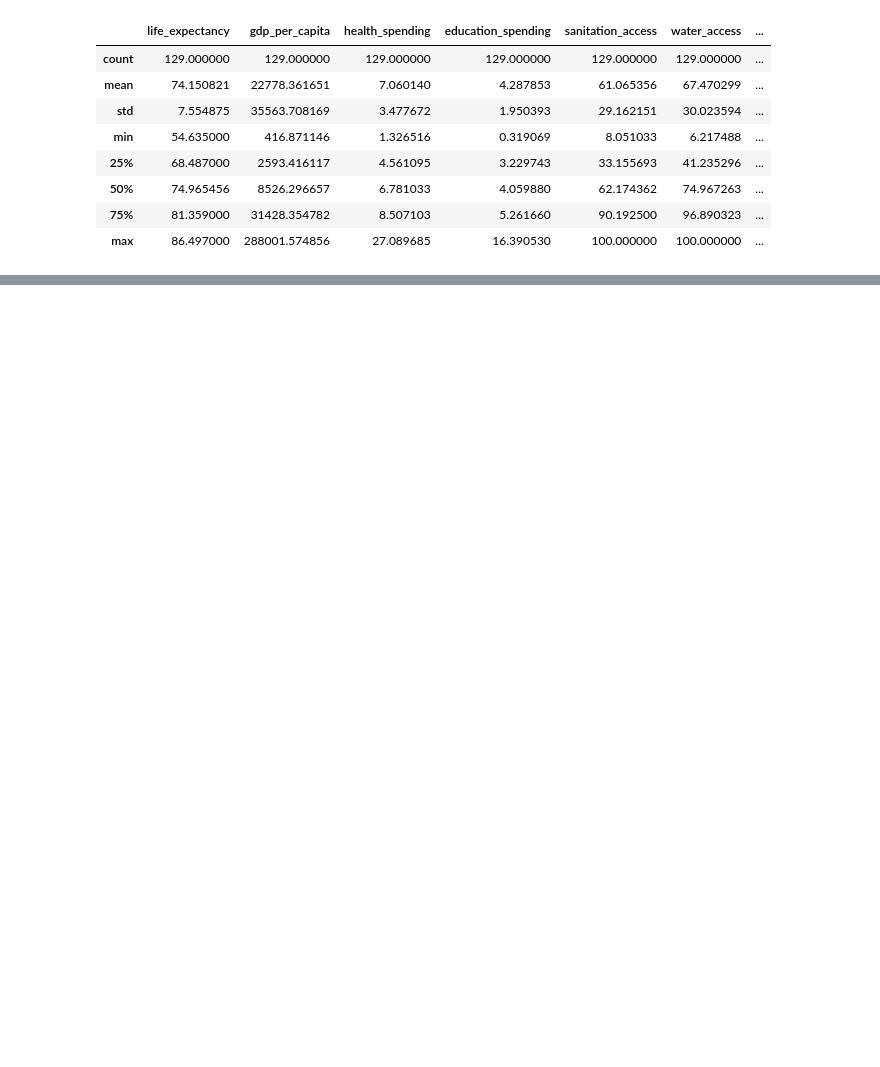
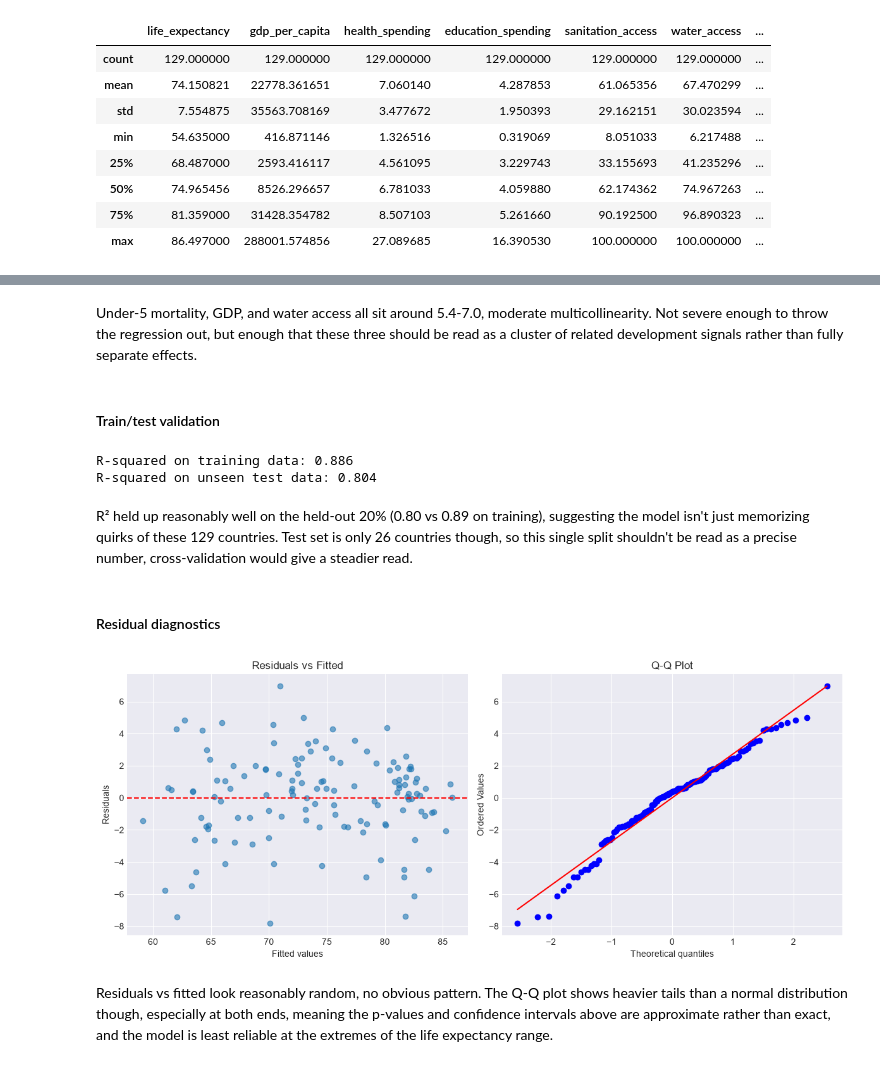
Before and after one commit to rappiok/Life-Expectancy-Drivers, a Jupyter notebook: life_expectancy_drivers.ipynb, the cells around one changed output, grey strips where cells are left out. Saved outputs shown, nothing was run; the diff lists cells and outputs as text; code cells hidden in the pictures; blank space fills up the shorter version.

```diff
--- a/life_expectancy_drivers.ipynb
+++ b/life_expectancy_drivers.ipynb
@@ -389,0 +295,46 @@ The countries with the largest positive residuals (Lebanon, Peru, Malawi, Nepal,
+# %% [markdown]
+Under-5 mortality, GDP, and water access all sit around 5.4-7.0, moderate multicollinearity. Not severe enough to throw the regression out, but enough that these three should be read as a cluster of related development signals rather than fully separate effects.
+# %% [markdown]
+#### Train/test validation
+# %%
+X_train, X_test, y_train, y_test = train_test_split(
+    clean[feature_columns], clean["life_expectancy"], test_size=0.2, random_state=42
+)
+
+X_train_const = sm.add_constant(X_train)
+X_test_const = sm.add_constant(X_test)
+
+train_model = sm.OLS(y_train, X_train_const).fit()
+predictions = train_model.predict(X_test_const)
+test_r2 = r2_score(y_test, predictions)
+
+print("R-squared on training data:", round(train_model.rsquared, 3))
+print("R-squared on unseen test data:", round(test_r2, 3))
+# %% [output]
+R-squared on training data: 0.886
+R-squared on unseen test data: 0.804
+# %% [markdown]
+R² held up reasonably well on the held-out 20% (0.80 vs 0.89 on training), suggesting the model isn't just memorizing quirks of these 129 countries. Test set is only 26 countries though, so this single split shouldn't be read as a precise number, cross-validation would give a steadier read.
+# %% [markdown]
+#### Residual diagnostics
+# %%
+fitted_values = model.fittedvalues
+residuals = model.resid
+
+fig, axes = plt.subplots(1, 2, figsize=(12, 5))
+
+axes[0].scatter(fitted_values, residuals, alpha=0.6)
+axes[0].axhline(y=0, color="red", linestyle="--")
+axes[0].set_xlabel("Fitted values")
+axes[0].set_ylabel("Residuals")
+axes[0].set_title("Residuals vs Fitted")
+
+stats.probplot(residuals, dist="norm", plot=axes[1])
+axes[1].set_title("Q-Q Plot")
+
+plt.tight_layout()
+plt.show()
+# %% [output]
+[figure, added]
+# %% [markdown]
+Residuals vs fitted look reasonably random, no obvious pattern. The Q-Q plot shows heavier tails than a normal distribution though, especially at both ends, meaning the p-values and confidence intervals above are approximate rather than exact, and the model is least reliable at the extremes of the life expectancy range.
```
Also changed, not shown: parts of 45 cells of this notebook.
